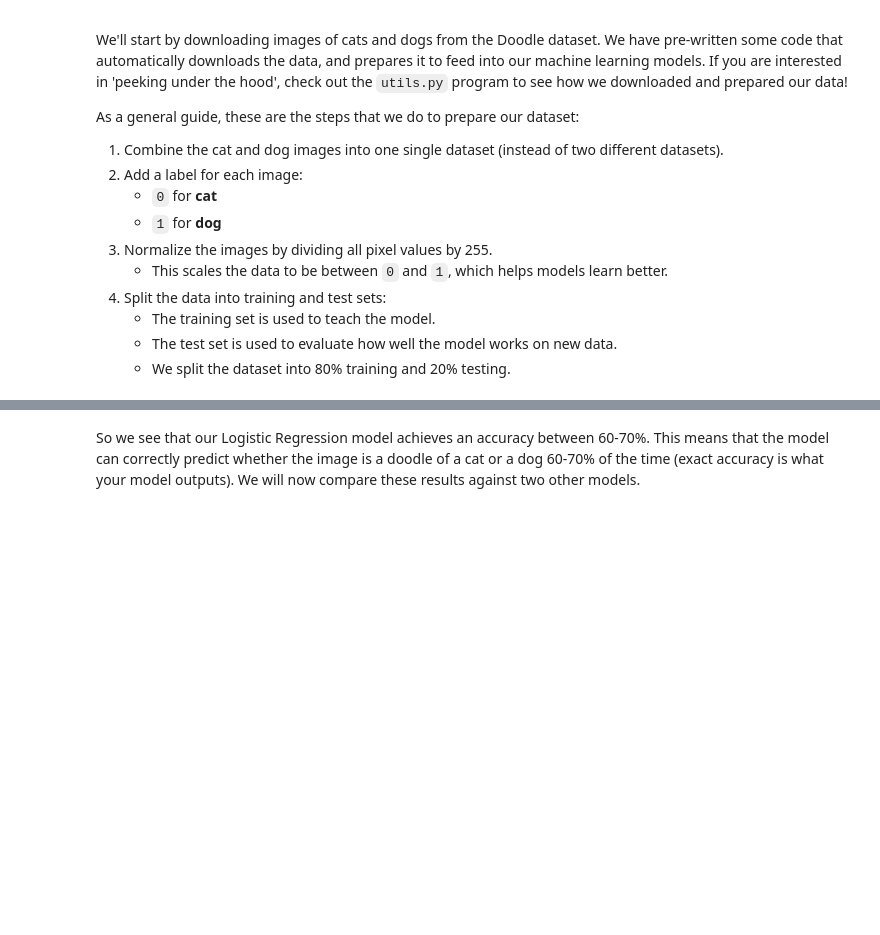
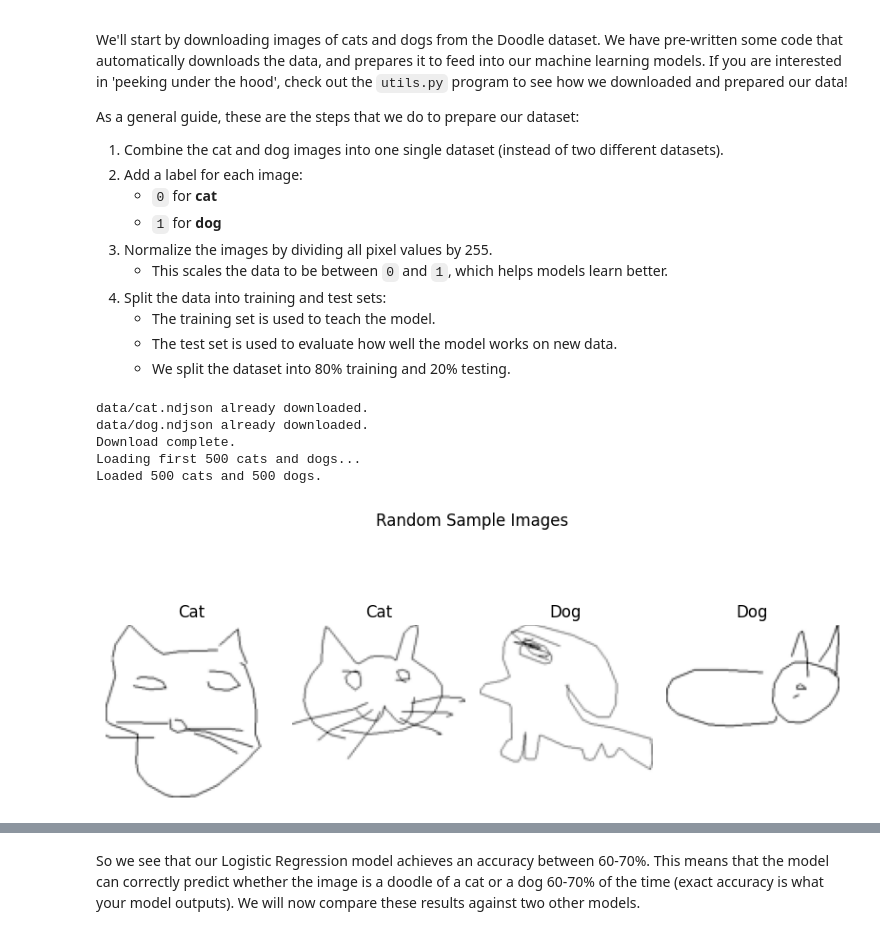
Before and after one commit to awesomecosmos/readyct-ai-workshop, a Jupyter notebook: readyct-ai-demo/readyct_ai_demo.ipynb, the cells around one changed output, grey strips where cells are left out. Drawn from its saved outputs; the diff is of its cells as text; code cells hidden in the pictures; blank space fills up the shorter version.

```diff
--- a/readyct-ai-demo/readyct_ai_demo.ipynb
+++ b/readyct-ai-demo/readyct_ai_demo.ipynb
@@ -62,10 +63,17 @@ As a general guide, these are the steps that we do to prepare our dataset:
 # %%
 # downloading and visualizing the data - this might take some time!
 # preparing the data to feed into the models
-X, y = utils.download_and_preprocess_data(doodles=True)
+X, y = load_doodles_data()
 
 # splitting into 80% train and 20% test
 X_train, X_test, y_train, y_test = train_test_split(X, y, test_size=0.2)
+# %% [output]
+data/cat.ndjson already downloaded.
+data/dog.ndjson already downloaded.
+Download complete.
+Loading first 500 cats and dogs...
+Loaded 500 cats and 500 dogs.
+[figure, added]
 # %% [markdown]
 ## Model #1: Logistic Regression
 
```
Also changed, not shown: parts of 24 cells of this notebook, 3 other files.
